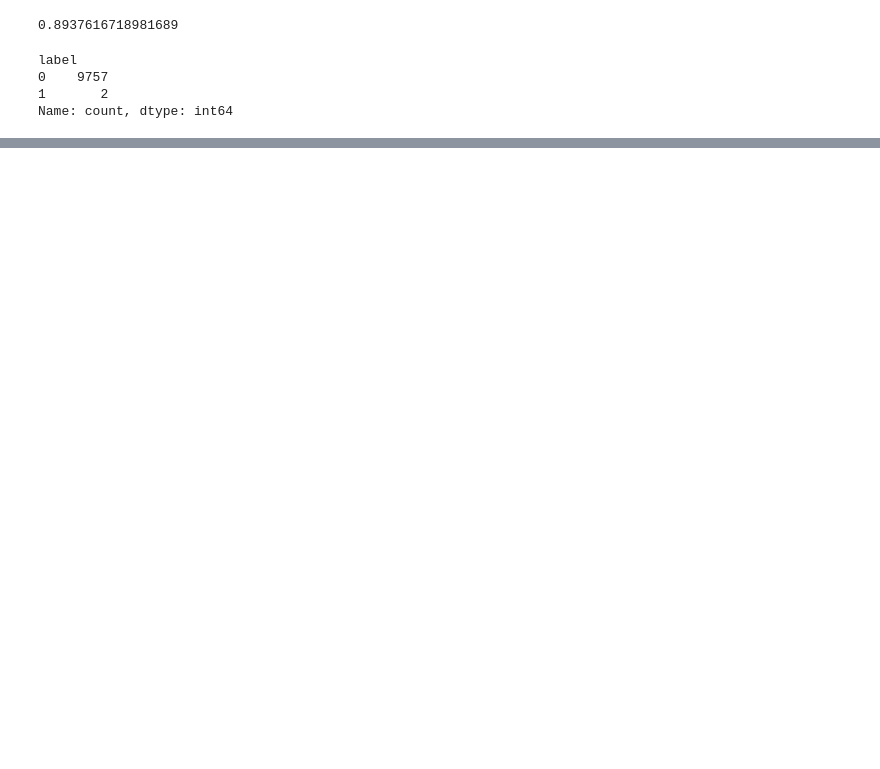
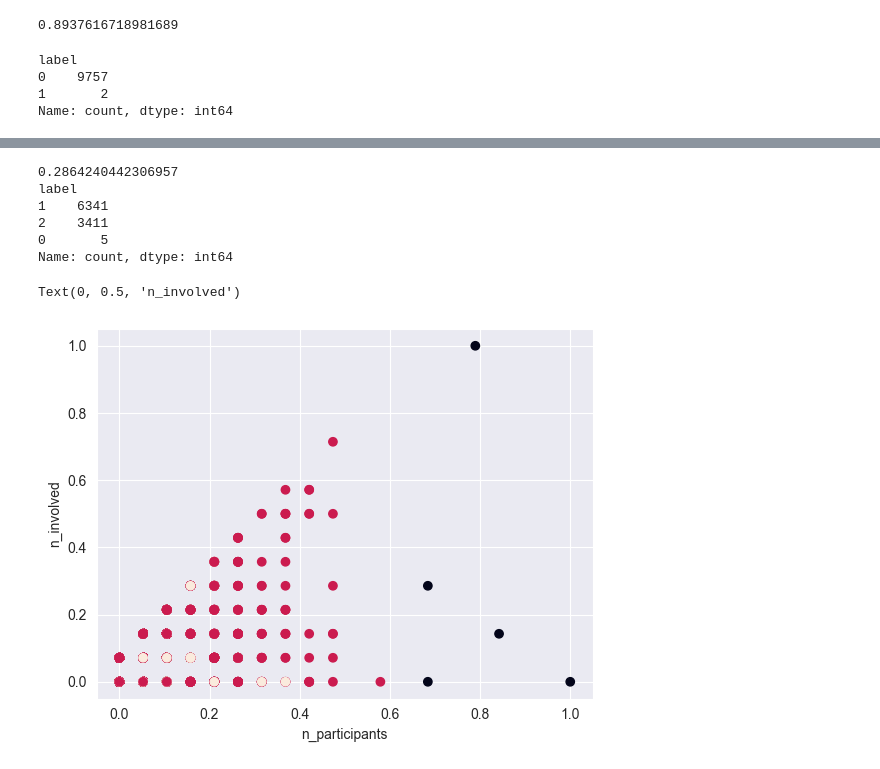
Before and after one commit to Alexthw46/DataMiningProject, a Jupyter notebook: TASK_2/hierarchical.ipynb, the cells around one changed output, grey strips where cells are left out. Saved outputs shown, nothing was run; the diff lists cells and outputs as text; code cells hidden in the pictures; blank space fills up the shorter version.

```diff
--- a/TASK_2/hierarchical.ipynb
+++ b/TASK_2/hierarchical.ipynb
@@ -312,0 +108,5 @@ plt.scatter(ndf['age_to_average'], ndf['par_to_tot'], c=cluster4.labels_)
+# %%
+outliers_row= df_aux[df_aux['n_involved'] >= 20]
+print(outliers_row)
+
+df_nout = df_aux.drop([53171, 72096])
@@ -312,0 +128,22 @@ plt.scatter(ndf['age_to_average'], ndf['par_to_tot'], c=cluster4.labels_)
+# %%
+cluster = AgglomerativeClustering(n_clusters=3, metric='euclidean', linkage='complete')
+cluster.fit_predict(df_norm_nout)
+print(silhouette_score(df_norm_nout, cluster.labels_))
+
+ndf_nout['label'] = cluster.labels_
+
+print (ndf_nout.label.value_counts())
+# %% [output]
+0.2864240442306957
+label
+1    6341
+2    3411
+0       5
+Name: count, dtype: int64
+# %%
+plt.scatter(ndf_nout['n_participants'], ndf_nout['n_involved'], c=cluster.labels_)
+plt.xlabel('n_participants')
+plt.ylabel('n_involved')
+# %% [output]
+Text(0, 0.5, 'n_involved')
+[figure, added]
```
Also changed, not shown: parts of 90 cells of this notebook, 1 other file.
